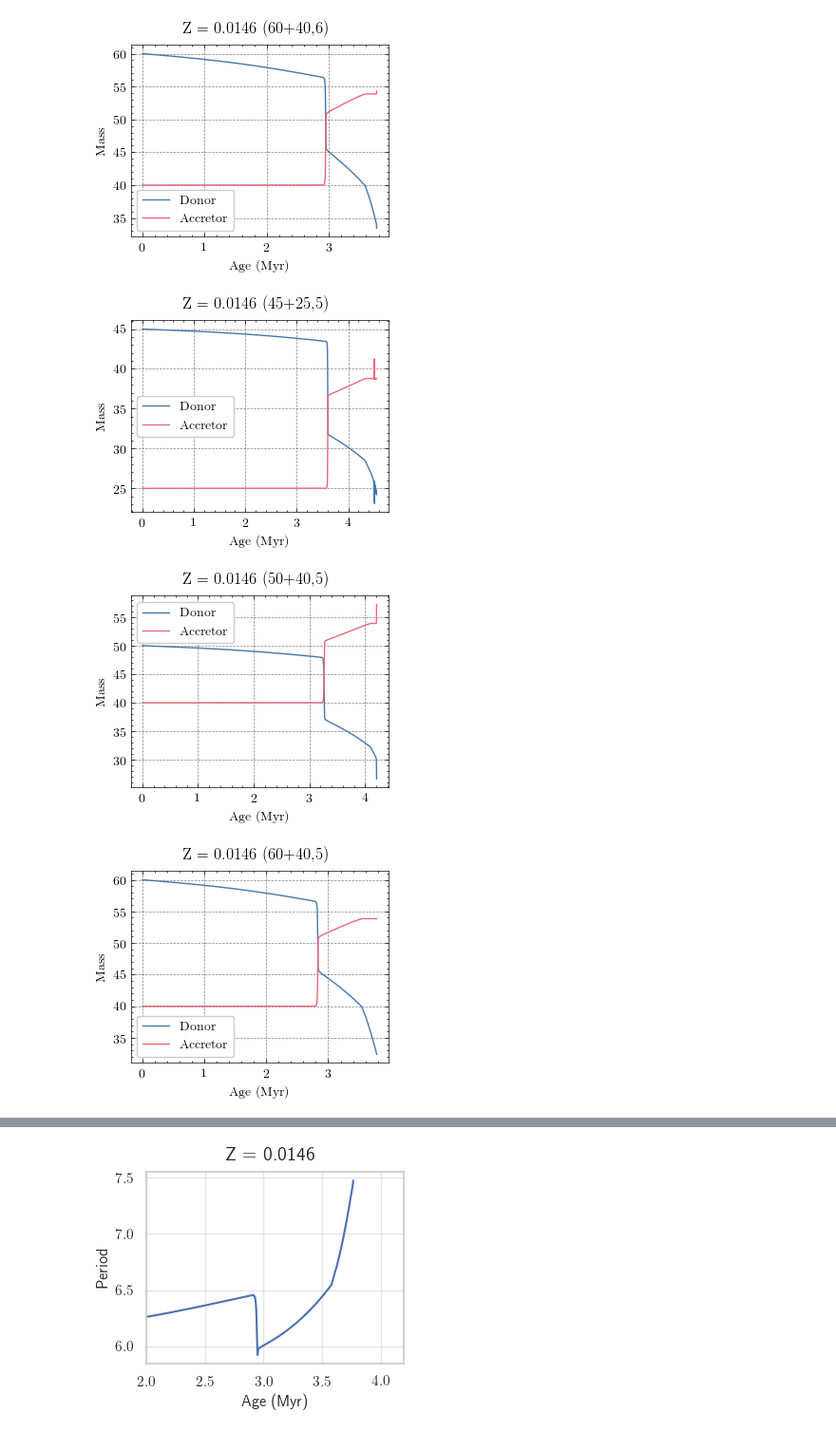
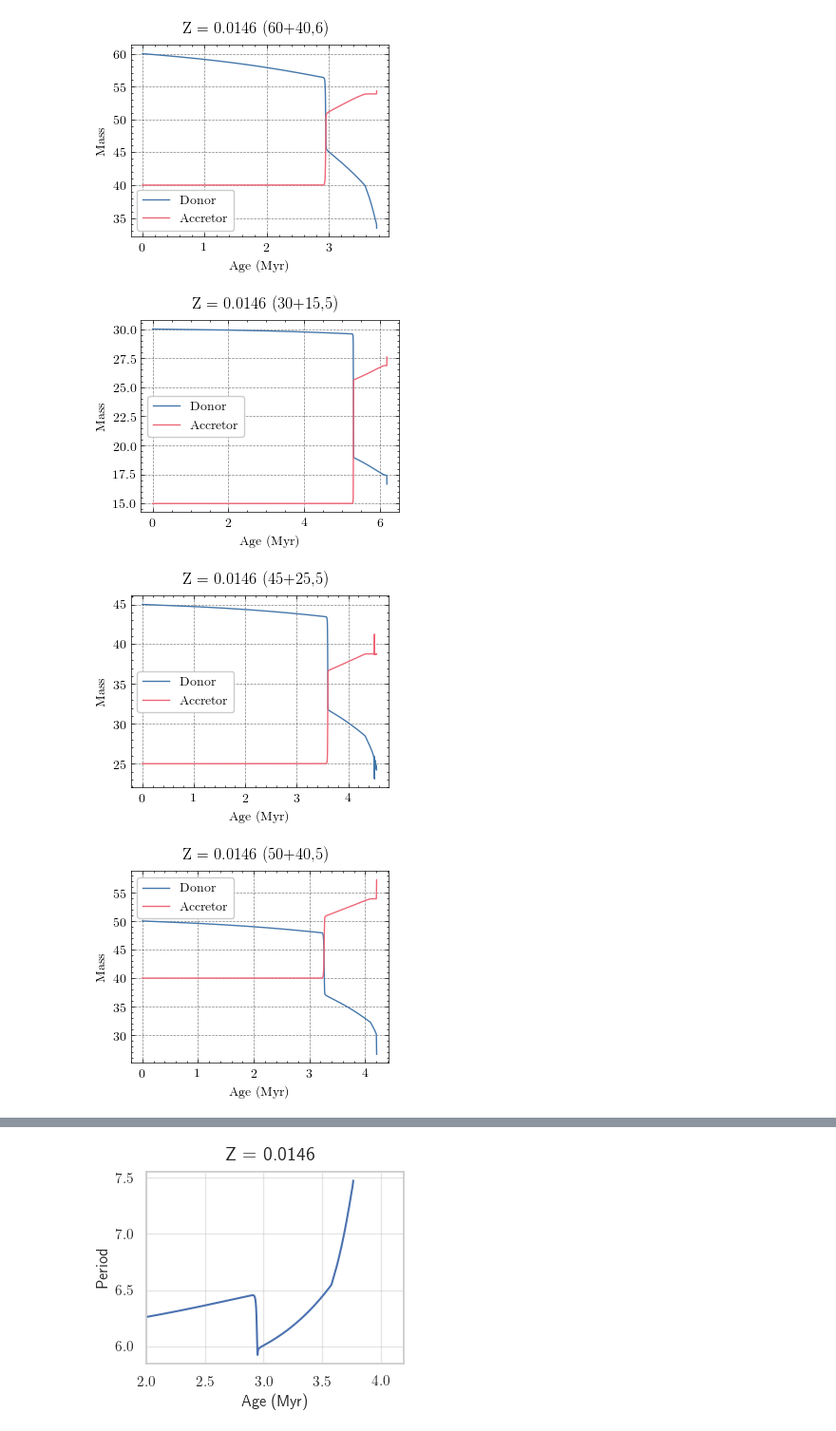
Before and after one commit to neevshah101/XRB, a Jupyter notebook: binary_star/analysis/Untitled.ipynb, the cells around one changed output, grey strips where cells are left out. Shown at 95% size. Drawn from its saved outputs; the diff is of its cells as text; code cells hidden in the pictures.

```diff
--- a/binary_star/analysis/Untitled.ipynb
+++ b/binary_star/analysis/Untitled.ipynb
@@ -13,4 +13,5 @@ binary_mt_vlowz = pd.read_table('../m1_60_m2_40_p_6_BD_no_rot_sc_th_basic_net_vl
 binary_mt_midz_60_5 = pd.read_table('../m1_60_m2_40_p_5_BD_no_rot_sc_th_basic_net_mid_z/binary_history.data', skiprows = 5, sep ='\s+')
 binary_mt_midz_50_5 = pd.read_table('../m1_50_m2_40_p_5_BD_no_rot_sc_th_basic_net_mid_z/binary_history.data', skiprows = 5, sep ='\s+')
 binary_mt_midz_45_5 = pd.read_table('../m1_45_m2_25_p_5_BD_no_rot_sc_th_basic_net_mid_z/binary_history.data', skiprows = 5, sep ='\s+')
+binary_mt_midz_30_5 = pd.read_table('../m1_30_m2_15_p_5_BD_no_rot_sc_th_basic_net_mid_z/binary_history.data', skiprows = 5, sep ='\s+')
 #binary_mt_midz = pd.read_table('../m1_60_m2_40_p_6_BD_no_rot_sc_th_basic_net_mid_z/binary_history.data', skiprows = 5, sep ='\s+')
@@ -47,6 +38,15 @@ plt.plot(binary_mt_midz['age']/1e6, binary_mt_midz['star_2_mass'], label = 'Accr
 plt.xlabel('Age (Myr)')
 plt.ylabel('Mass')
 plt.suptitle('Z = 0.0146 (60+40,6)')
+#plt.xlim(2,4.5)
+plt.legend()
+plt.show()
+
+plt.plot(binary_mt_midz_30_5['age']/1e6, binary_mt_midz_30_5['star_1_mass'], label = 'Donor')
+plt.plot(binary_mt_midz_30_5['age']/1e6, binary_mt_midz_30_5['star_2_mass'], label = 'Accretor')
+plt.xlabel('Age (Myr)')
+plt.ylabel('Mass')
+plt.suptitle('Z = 0.0146 (30+15,5)')
 #plt.xlim(2,4.5)
 plt.legend()
 plt.show()
@@ -70,33 +70,33 @@ plt.legend()
 plt.show()
 
 plt.plot(binary_mt_midz_60_5['age']/1e6, binary_mt_midz_60_5['star_1_mass'], label = 'Donor')
 plt.plot(binary_mt_midz_60_5['age']/1e6, binary_mt_midz_60_5['star_2_mass'], label = 'Accretor')
 plt.xlabel('Age (Myr)')
 plt.ylabel('Mass')
 plt.suptitle('Z = 0.0146 (60+40,5)')
 #plt.xlim(2,4.5)
 plt.legend()
 plt.show()
 
 plt.plot(binary_mt_lowz['age']/1e6, binary_mt_lowz['star_1_mass'], label = 'Donor')
 plt.plot(binary_mt_lowz['age']/1e6, binary_mt_lowz['star_2_mass'], label = 'Accretor')
 plt.xlabel('Age (Myr)')
 plt.ylabel('Mass')
 plt.suptitle('Z = 0.002 (60+40,6)')
 #plt.xlim(2,4.5)
 plt.legend()
 plt.show()
 
 plt.plot(binary_mt_vlowz['age']/1e6, binary_mt_vlowz['star_1_mass'], label = 'Donor')
 plt.plot(binary_mt_vlowz['age']/1e6, binary_mt_vlowz['star_2_mass'], label = 'Accretor')
 plt.xlabel('Age (Myr)')
 plt.ylabel('Mass')
 plt.suptitle('Z = 0.0002 (60+40,6)')
 #plt.xlim(2,4.5)
 plt.legend()
 plt.show()
 # %% [output]
 [figure]
-[figure, old version]
+[figure, new version]
-[figure, old version]
+[figure, new version]
-[figure, old version]
+[figure, new version]
```
Also changed, not shown: parts of 7 cells of this notebook, 35 other files.
